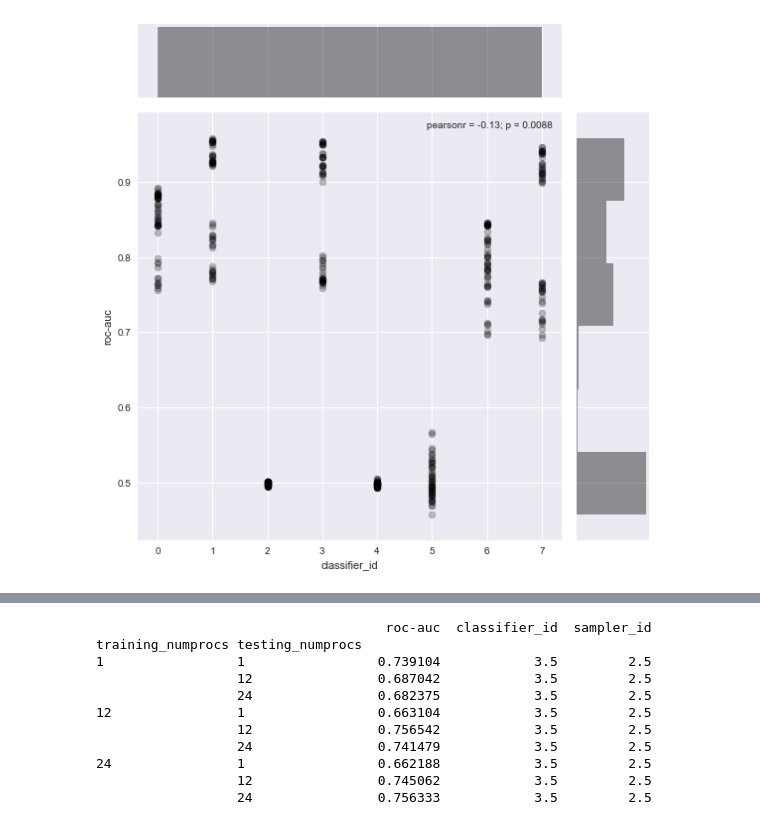
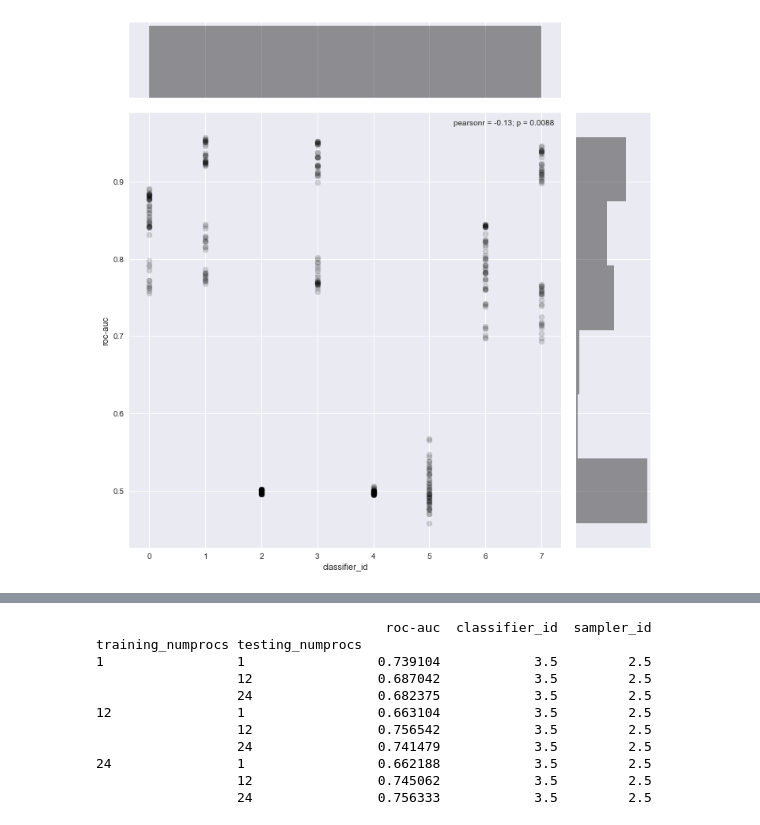
Before and after one commit to patemotter/trilinos-prediction, a Jupyter notebook: ml_files/Summit_Comparison.ipynb, the cells around one changed output, grey strips where cells are left out. Drawn from its saved outputs; the diff is of its cells as text; code cells hidden in the pictures.

```diff
--- a/ml_files/Summit_Comparison.ipynb
+++ b/ml_files/Summit_Comparison.ipynb
@@ -34,14 +34,14 @@ None
 # %%
 new_pred = predictions[predictions.split == 'avg']
 
 #exp_1_1 = new_pred[new_pred.training_numprocs == 1]
 #exp_1_1 = new_pred[new_pred.testing_numprocs == 1]
 
 sns.jointplot(x="classifier_id", y="roc-auc", data=new_pred,
-              size=8, alpha=.25, color='k')
+              size=10, alpha=.15, color='k')
 sns.plt.show()
 # %% [output]
-[figure, old version]
+[figure, new version]
 # %%
 new_pred = predictions[predictions.split == 'avg']
 
```
Also changed, not shown: parts of 7 cells of this notebook.
